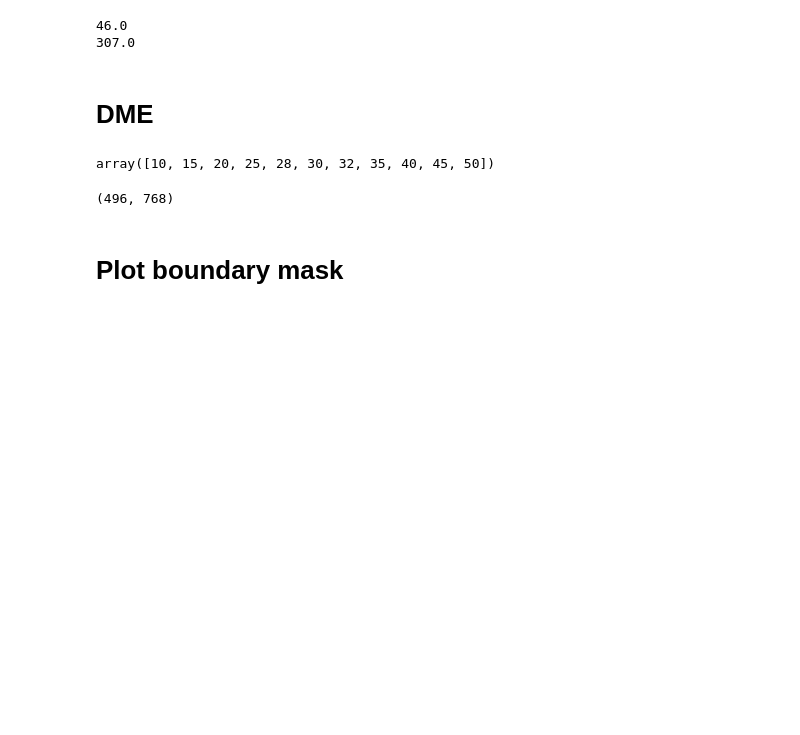
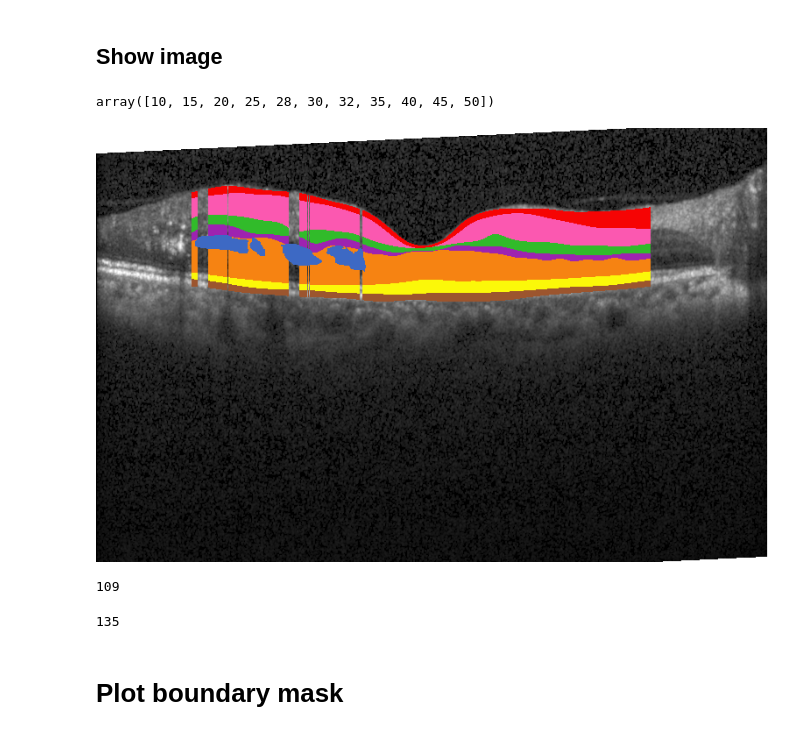
Before and after one commit to loerinczy/master-thesis, a Jupyter notebook: utils/inspect_data.ipynb, the cells around one changed output. Saved outputs shown, nothing was run; the diff lists cells and outputs as text; code cells hidden in the pictures; blank space fills up the shorter version.

```diff
--- a/utils/inspect_data.ipynb
+++ b/utils/inspect_data.ipynb
@@ -125,10 +132,4 @@ for file in dme:
-# %%
-print(minval)
-print(maxval)
-# %% [output]
-46.0
-307.0
-# %% [markdown]
-# DME
+# %% [markdown]
+## Show image
 # %%
 data = loadmat(dme[0])
@@ -137,22 +138,32 @@ np.where((~np.isnan(data["manualFluid1"])).any(axis=(0, 1)))[0]
 array([10, 15, 20, 25, 28, 30, 32, 35, 40, 45, 50])
 # %%
 # idx = 30
-idx = 25
+idx = 30
 img = data["images"][..., idx]
 lyr1 = data["manualLayers1"][..., idx]
 lyr2 = data["manualLayers2"][..., idx]
 fluid1 = data["manualFluid1"][..., idx]
 fluid2 = data["manualFluid2"][..., idx]
 
-
-Image.fromarray(img).show()
+xstart, xend = 0, -1
+ystart, yend = 0, -1
+img = img[xstart:xend, ystart:yend]
+lyr1 = lyr1[:, ystart:yend]
+fluid1 = fluid1[xstart:xend, ystart:yend]
+# Image.fromarray(img).show()
 # show_layers_from_boundary(img, lyr).show()
-show_layers_from_boundary(img, lyr1, fluid=fluid1).show()
+show_layers_from_boundary(img, lyr1, fluid=fluid1).convert(mode="RGB")#.save("missing-annotation.png")
 # show_layers_from_boundary(img, lyr2, fluid=fluid2).show()
+# %% [output]
+[figure, added]
-# %%
-img.shape
-# %% [output]
-(496, 768)
+# %%
+(~np.isnan(lyr1)).all(0).argmax()
+# %% [output]
+109
+# %%
+(~np.isnan(lyr1)).all(0)[::-1].argmax()
+# %% [output]
+135
 # %% [markdown]
 # Plot boundary mask
 # %%
```
Also changed, not shown: parts of 19 cells of this notebook, 3 other files.
